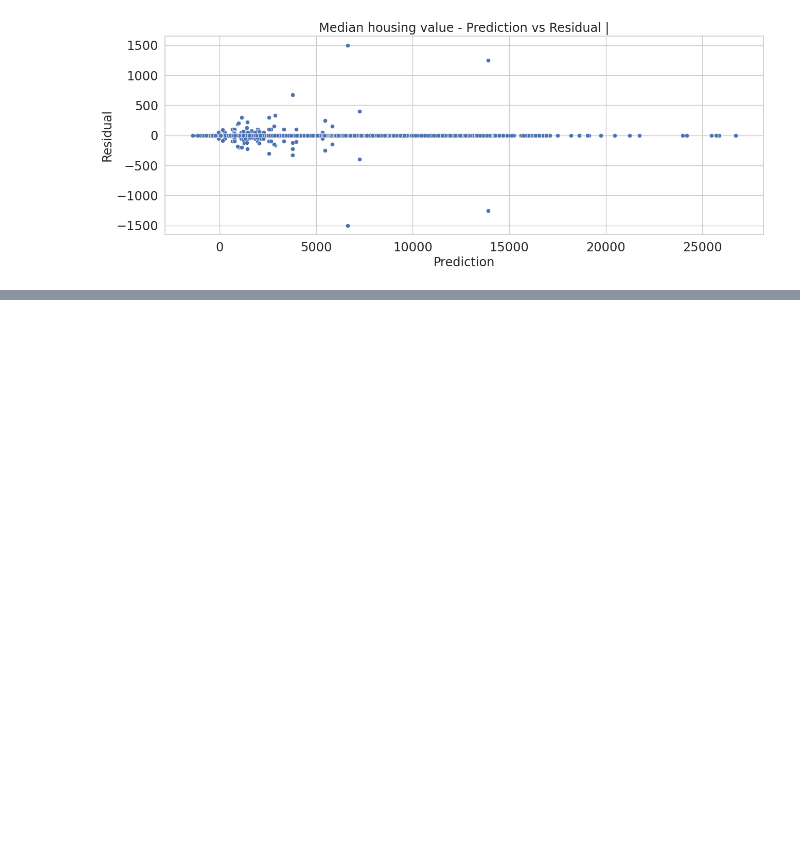
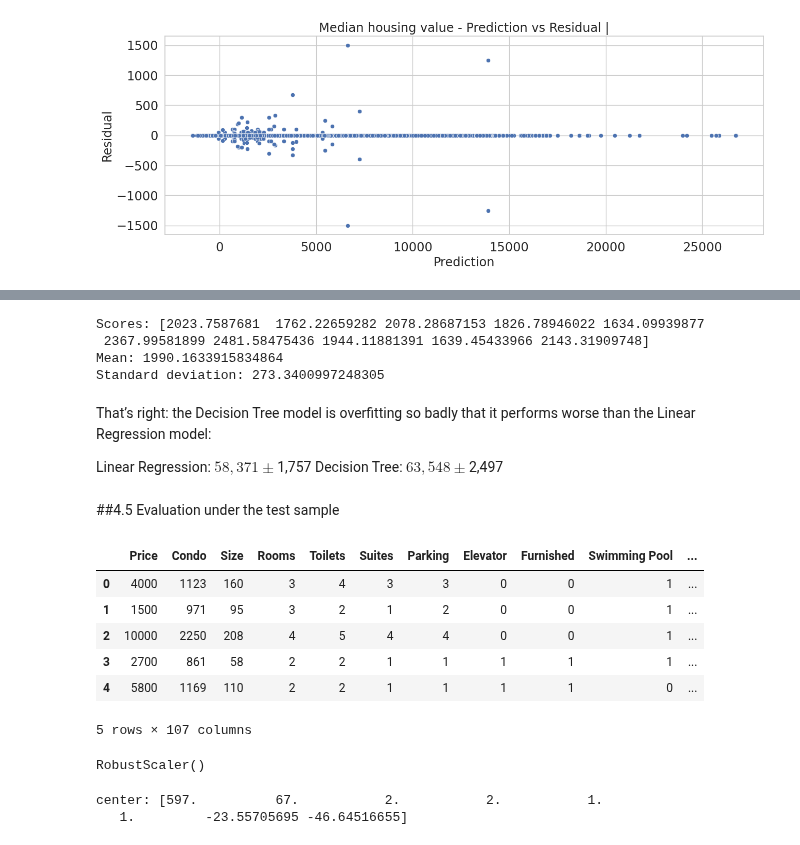
Before and after one commit to HWatanuki/Trabalho_D2APR, a Jupyter notebook: saopaulo-housing.ipynb, the cells around one changed output, grey strips where cells are left out. Saved outputs shown, nothing was run; the diff lists cells and outputs as text; code cells hidden in the pictures; blank space fills up the shorter version.

```diff
--- a/saopaulo-housing.ipynb
+++ b/saopaulo-housing.ipynb
@@ -883,0 +943,26 @@ The first model has shown an prediciton power (R2) of aproximately 69.8% and a t
+# %%
+display_scores(lin_rmse_scores)
+# %% [output]
+Scores: [2023.7587681  1762.22659282 2078.28687153 1826.78946022 1634.09939877
+ 2367.99581899 2481.58475436 1944.11881391 1639.45433966 2143.31909748]
+Mean: 1990.1633915834864
+Standard deviation: 273.3400997248305
+# %% [markdown]
+That’s right: the Decision Tree model is overfitting so badly that it performs worse than the Linear Regression model:
+
+Linear Regression: $58,371 ± $1,757
+Decision Tree: $63,548 ± $2,497
+# %% [markdown]
+##4.5 Evaluation under the test sample
+# %%
+housing_rent_test = pd.read_csv('./sample_data/housing_rent_test.csv')
+# %%
+housing_rent_test.head()
+# %% [output]
+|  | Price | Condo | Size | Rooms | Toilets | Suites | Parking | Elevator | Furnished | Swimming Pool | ... |
+| 0 | 4000 | 1123 | 160 | 3 | 4 | 3 | 3 | 0 | 0 | 1 | ... |
+| 1 | 1500 | 971 | 95 | 3 | 2 | 1 | 2 | 0 | 0 | 1 | ... |
+| 2 | 10000 | 2250 | 208 | 4 | 5 | 4 | 4 | 0 | 0 | 1 | ... |
+| 3 | 2700 | 861 | 58 | 2 | 2 | 1 | 1 | 1 | 1 | 1 | ... |
+| 4 | 5800 | 1169 | 110 | 2 | 2 | 1 | 1 | 1 | 1 | 0 | ... |
+5 rows × 107 columns
@@ -883,0 +978,14 @@ The first model has shown an prediciton power (R2) of aproximately 69.8% and a t
+# %%
+from sklearn.preprocessing import RobustScaler
+
+scaler = RobustScaler()
+
+# learn the median and IQR for each feature from our training (numeric) set
+scaler.fit(X_test_numeric)
+# %% [output]
+RobustScaler()
+# %%
+print(f'center: {scaler.center_}\n')
+# %% [output]
+center: [597.          67.           2.           2.           1.
+   1.         -23.55705695 -46.64516655]
```
Also changed, not shown: parts of 31 cells of this notebook.
